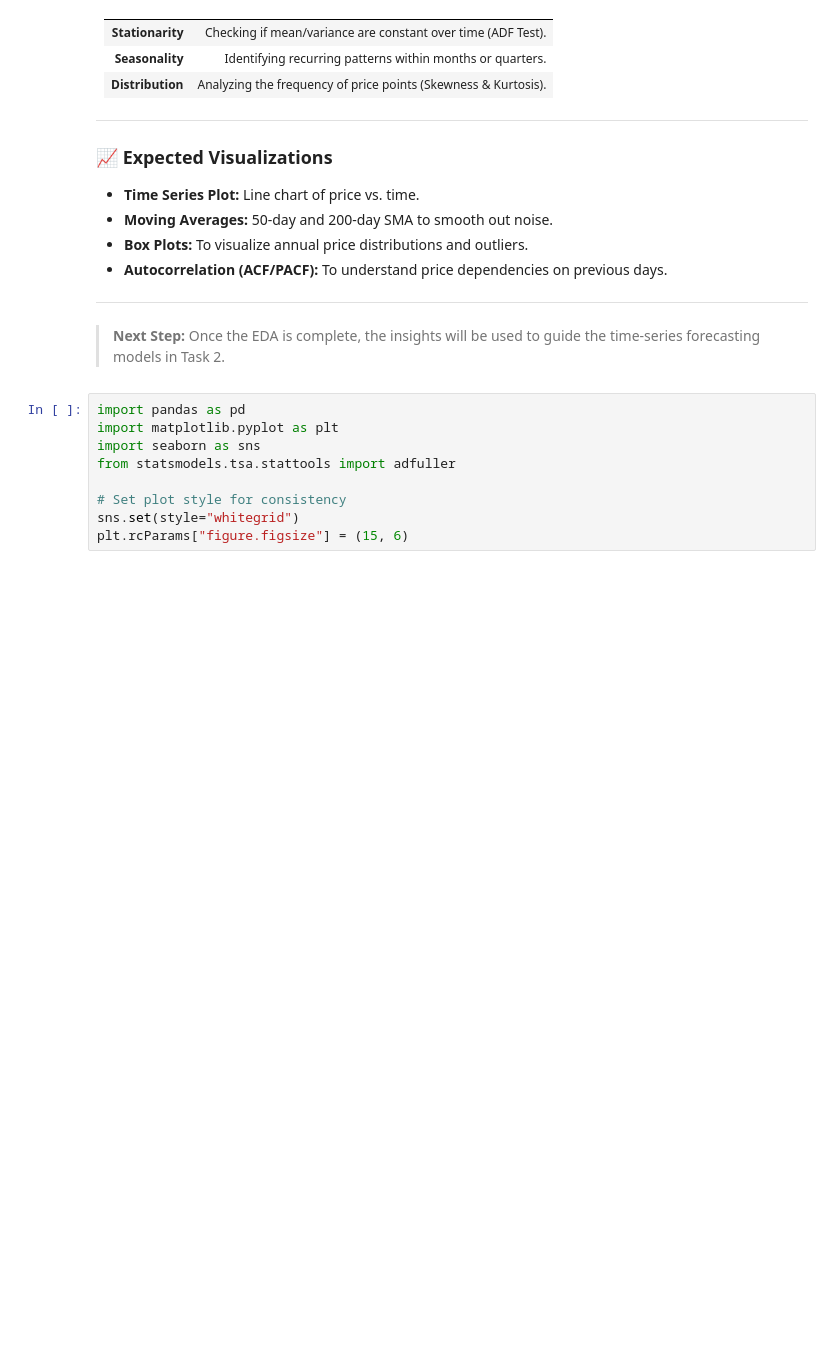
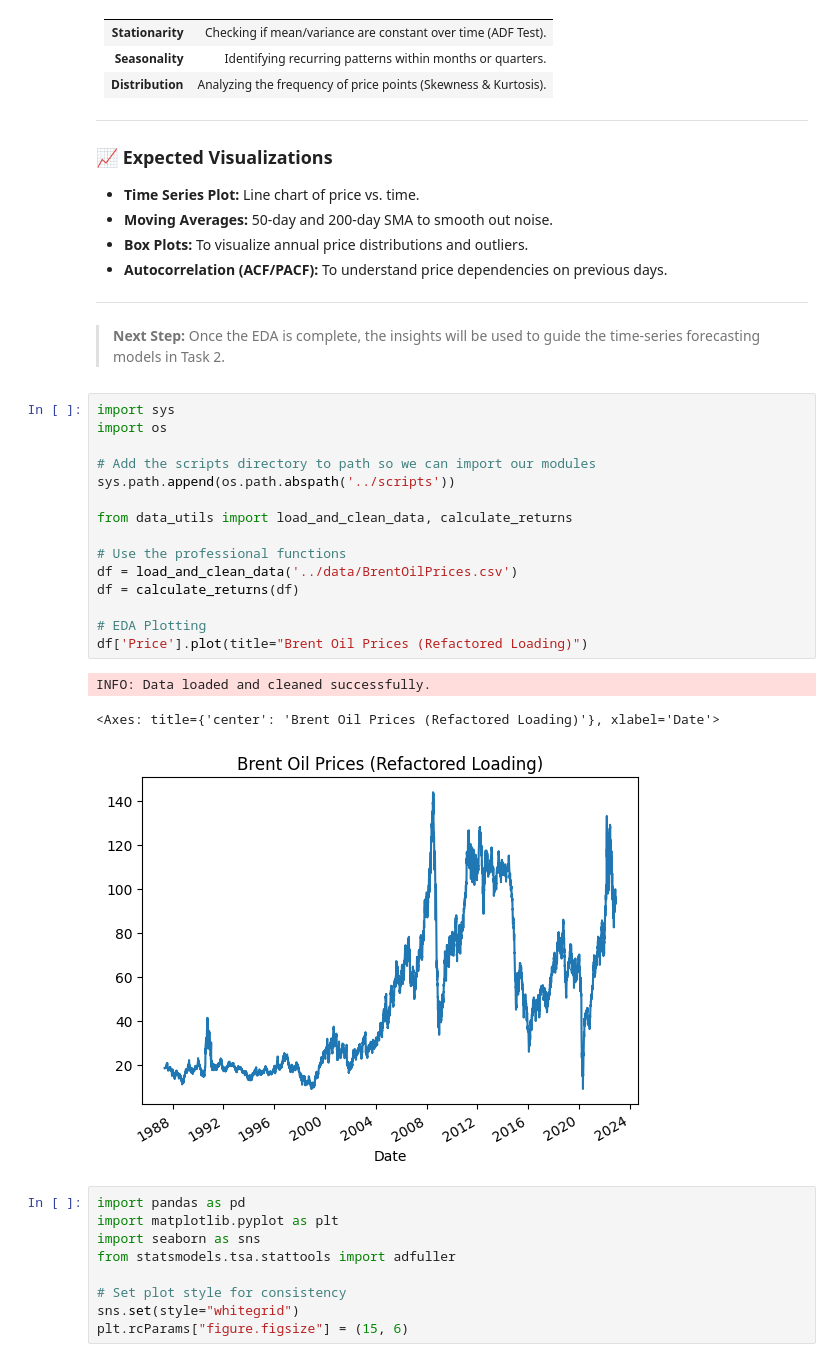
Before and after one commit to Yodahe2021/brent-oil-price-analysis, a Jupyter notebook: notebooks/01_eda_analysis.ipynb, the cells around one changed output. Saved outputs shown, nothing was run; the diff lists cells and outputs as text; blank space fills up the shorter version.

```diff
--- a/notebooks/01_eda_analysis.ipynb
+++ b/notebooks/01_eda_analysis.ipynb
@@ -36,6 +36,25 @@ To understand the historical trends, assess data quality, and determine the stat
 
 ---
 > **Next Step:** Once the EDA is complete, the insights will be used to guide the time-series forecasting models in Task 2.
+# %%
+import sys
+import os
+
+# Add the scripts directory to path so we can import our modules
+sys.path.append(os.path.abspath('../scripts'))
+
+from data_utils import load_and_clean_data, calculate_returns
+
+# Use the professional functions
+df = load_and_clean_data('../data/BrentOilPrices.csv')
+df = calculate_returns(df)
+
+# EDA Plotting
+df['Price'].plot(title="Brent Oil Prices (Refactored Loading)")
+# %% [output]
+INFO: Data loaded and cleaned successfully.
+<Axes: title={'center': 'Brent Oil Prices (Refactored Loading)'}, xlabel='Date'>
+[figure, added]
 # %%
 import pandas as pd
 import matplotlib.pyplot as plt
```
Also changed, not shown: 3 other files.
